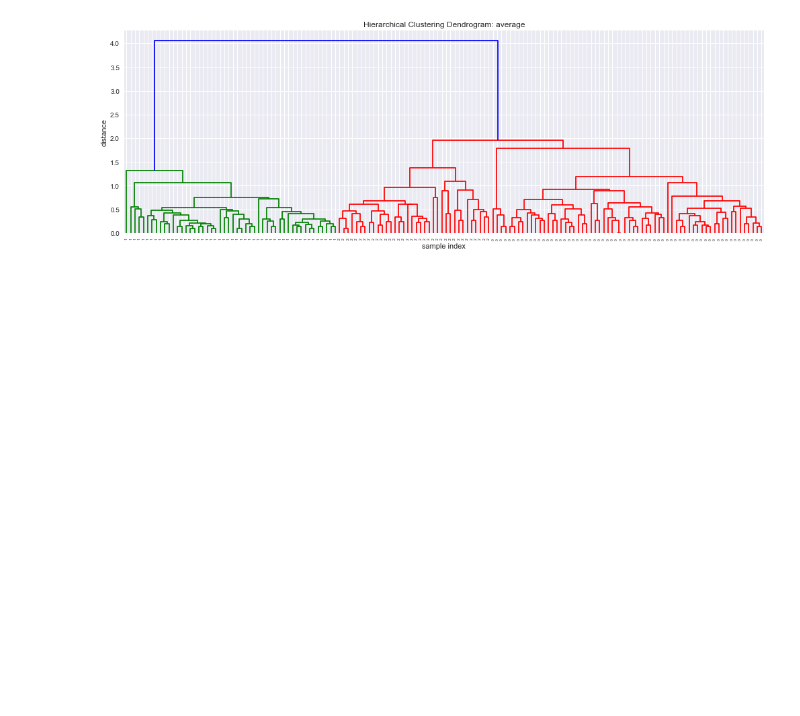
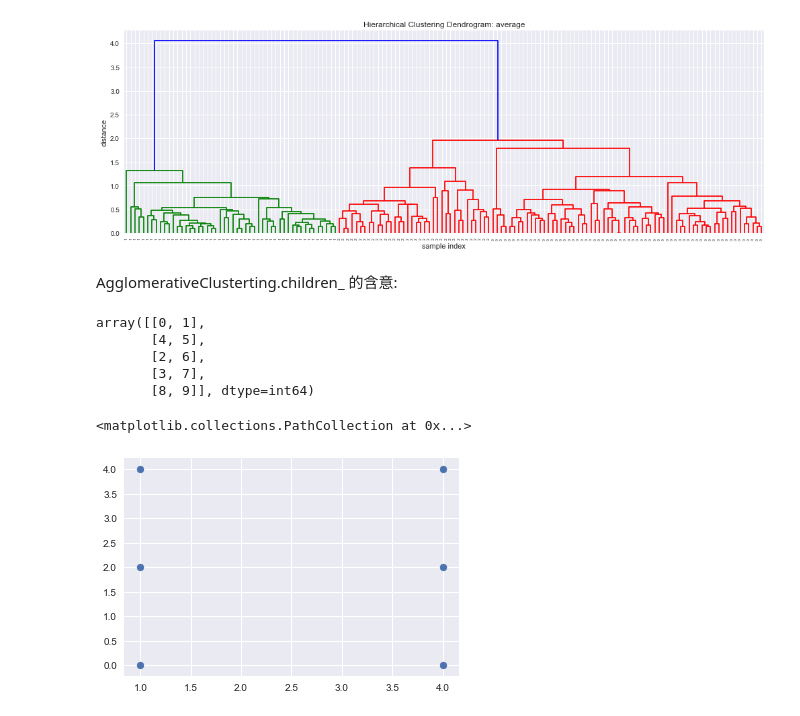
Before and after one commit to w2051200021/ML100Days, a Jupyter notebook: homework/Day_057_HW.ipynb, the cells around one changed output. Drawn from its saved outputs; the diff is of its cells as text; code cells hidden in the pictures; blank space fills up the shorter version.

```diff
--- a/homework/Day_057_HW.ipynb
+++ b/homework/Day_057_HW.ipynb
@@ -85,3 +85,25 @@ for i in range(len(titles)):
 [figure]
 [figure]
 [figure]
+# %% [markdown]
+AgglomerativeClusterting.children_ 的含意:
+# %%
+X = np.array([[1, 0], [1, 2], [1, 4],
+              [4, 0], [4, 2], [4, 4]])
+clustering = AgglomerativeClustering().fit(X)
+clustering.children_
+
+# 原本最底層有六個群，尋找距離最小的群合併。一開始選擇合併 0 和 1，合併後得到第二層的 6。
+# 再來合併 4 和 5 得到第二層的 7；合併 2 和 6 得到第三層的 8；合併 3 和 7 得到第三層的 9。
+# 最後將 8 和 9 合併，分群結束。
+# %% [output]
+array([[0, 1],
+       [4, 5],
+       [2, 6],
+       [3, 7],
+       [8, 9]], dtype=int64)
+# %%
+plt.scatter(X[:, 0], X[:, 1])
+# %% [output]
+<matplotlib.collections.PathCollection at 0x...>
+[figure, added]
```
